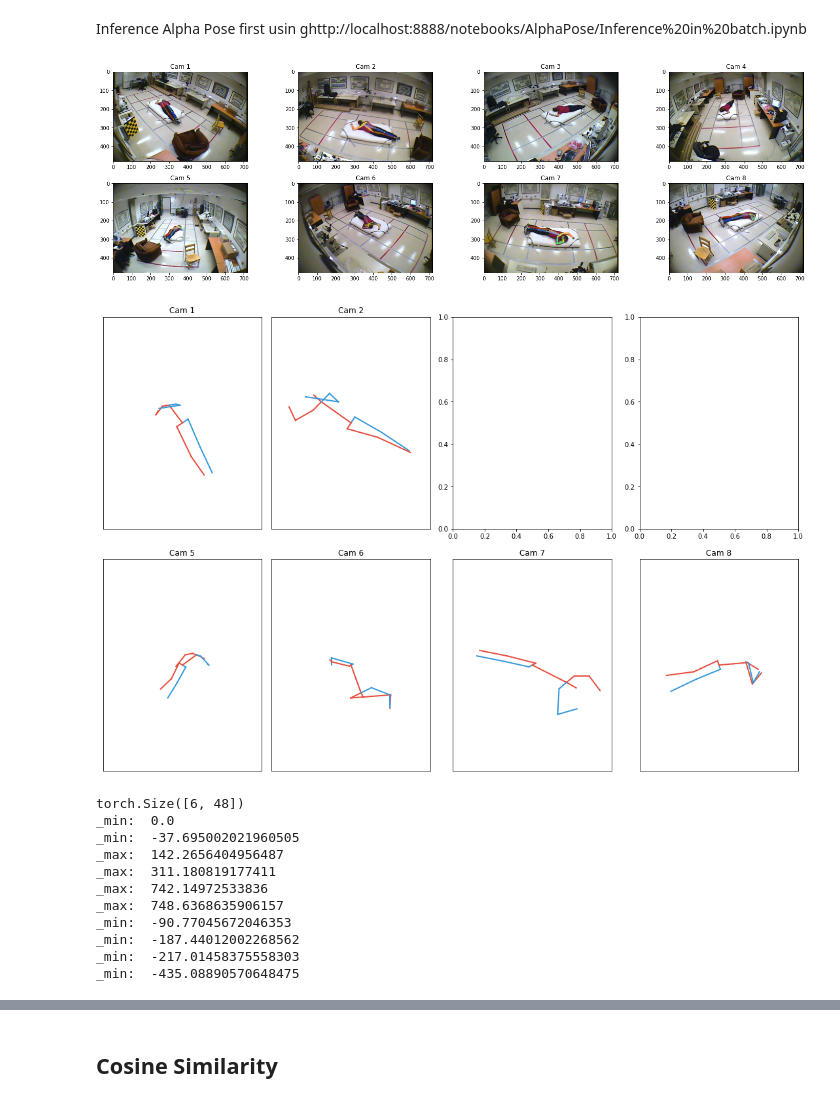
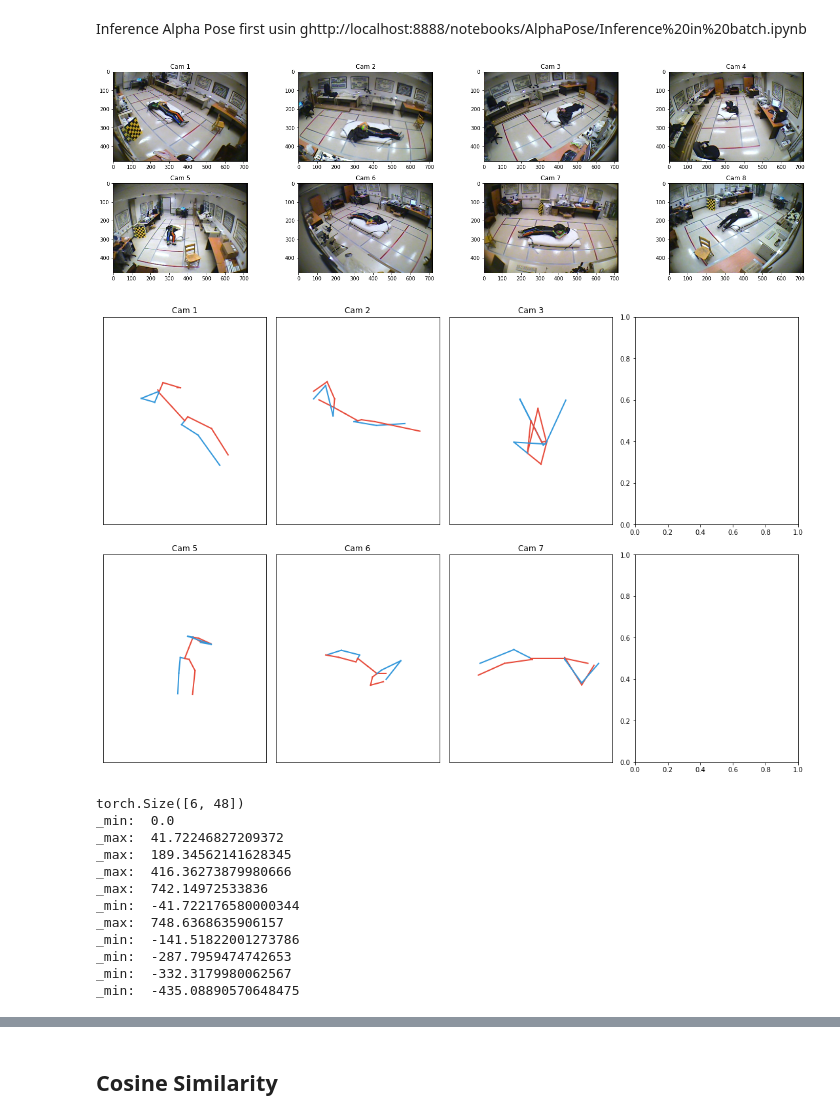
Before and after one commit to alexivaner/3d_pose_baseline_pytorch_Alpha_Pose, a Jupyter notebook: src/Full Experiment.ipynb, the cells around one changed output, grey strips where cells are left out. Drawn from its saved outputs; the diff is of its cells as text; code cells hidden in the pictures.

```diff
--- a/src/Full Experiment.ipynb
+++ b/src/Full Experiment.ipynb
@@ -2200,15 +2241,16 @@ def load_json_3D(prediction_result,index_frame):
 
     plt.show()
 # %%
-show_picture_frames("../../../Falling Dataset/Multiple cameras fall dataset/chute09/700")
+path_inference="../../../Falling Dataset/Multiple cameras fall dataset/chute01/1300"
+show_picture_frames(path_inference)
 # %% [output]
-[figure, old version]
+[figure, new version]
 # %%
 
 # Opening JSON file
-all_angles,index_frame=load_json_2D("../../../Falling Dataset/Multiple cameras fall dataset/chute09/700/result.json",)
+all_angles,index_frame=load_json_2D(path_inference+"/result.json",)
 # %% [output]
-[figure, old version]
+[figure, new version]
 # %%
 result=test(all_angles, model, criterion, new_stat_3d) #All
 prediction_json_3d=combine_prediction(result)
@@ -2218,14 +2260,15 @@ fixed_json_3d=correct_3D(prediction_json_3d,test_2d_json_normalized)
 # %% [output]
 torch.Size([6, 48])
 _min:  0.0
-_min:  -37.695002021960505
-_max:  142.2656404956487
-_max:  311.180819177411
+_max:  41.72246827209372
+_max:  189.34562141628345
+_max:  416.36273879980666
 _max:  742.14972533836
+_min:  -41.722176580000344
 _max:  748.6368635906157
-_min:  -90.77045672046353
-_min:  -187.44012002268562
-_min:  -217.01458375558303
+_min:  -141.51822001273786
+_min:  -287.7959474742653
+_min:  -332.3179980062567
 _min:  -435.08890570648475
 # %%
 # Show original prediction without fixing
```
Also changed, not shown: parts of 45 cells of this notebook, 1 other file.
